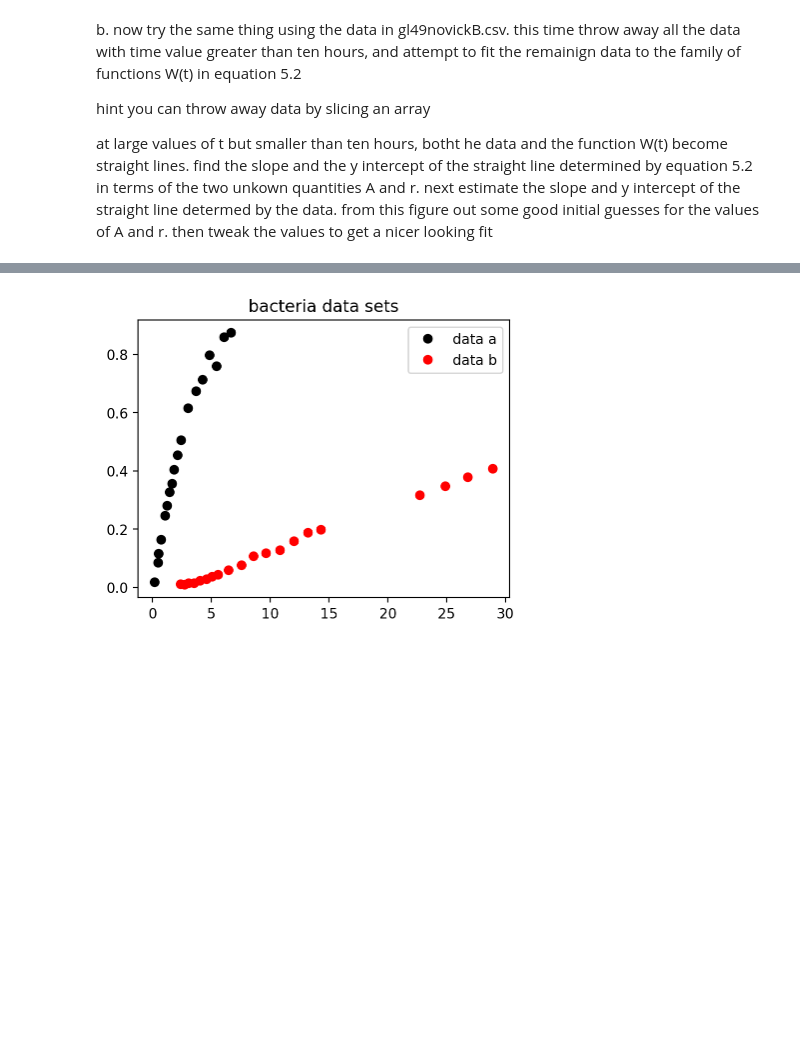
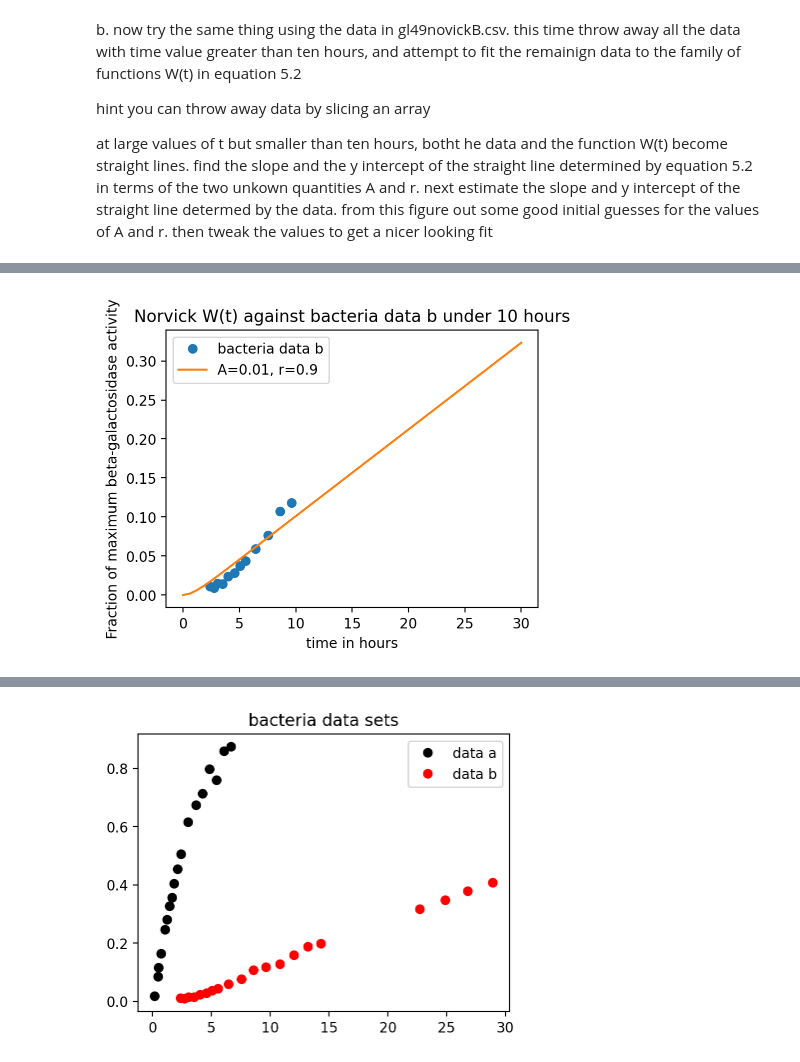
Before and after one commit to e-d-p-9/Physical-Modeling-with-Python, a Jupyter notebook: Ch5/HIV_Bacteria_Computer_Lab.ipynb, the cells around one changed output, grey strips where cells are left out. Drawn from its saved outputs; the diff is of its cells as text; code cells hidden in the pictures; blank space fills up the shorter version.

```diff
--- a/Ch5/HIV_Bacteria_Computer_Lab.ipynb
+++ b/Ch5/HIV_Bacteria_Computer_Lab.ipynb
@@ -543,0 +544,22 @@ column 2 is Fraction of maximum beta-galactosidase activity.
+# %%
+slicede_b_time = bacteria_data_b[:-8,0]
+# %%
+sliced_b_y=bacteria_data_b[:-8,1]
+# %%
+A = 0.01
+r = 0.9
+plt.close()
+plt.plot(slicede_b_time, sliced_b_y, 'o', label="bacteria data b")
+
+t = np.linspace(0,30,50)
+w_eval = bact_w(t, r, A)
+plt.plot(t, w_eval, label=f"A={A}, r={r}")
+
+plt.title("Norvick W(t) against bacteria data b under 10 hours")
+plt.legend()
+plt.xlabel("time in hours")
+plt.ylabel("Fraction of maximum beta-galactosidase activity")
+
+plt.show()
+# %% [output]
+[figure, added]
```
Also changed, not shown: parts of 5 cells of this notebook.
